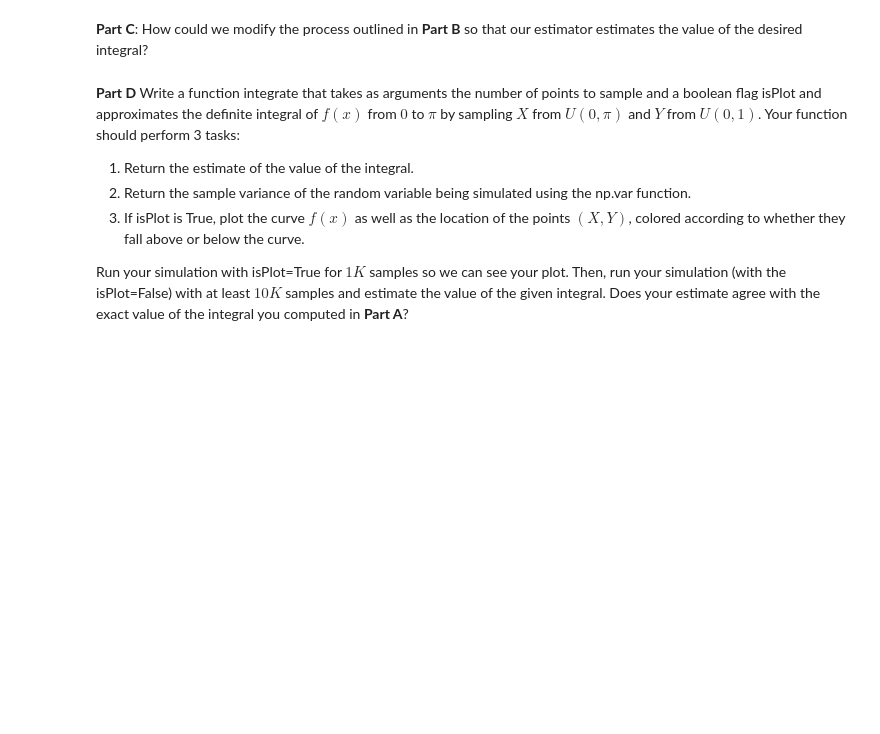
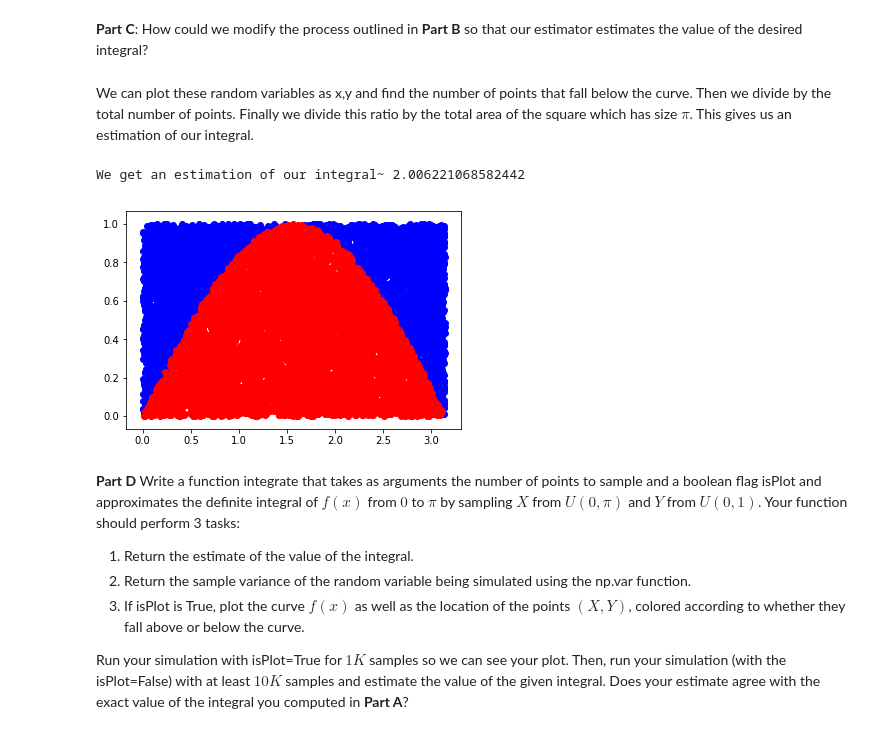
Before and after one commit to kicksent/csci3022-Trierweiler, a Jupyter notebook: homework/homework4/hmwk04_Lastname_Firstname.ipynb, the cells around one changed output. Saved outputs shown, nothing was run; the diff lists cells and outputs as text; code cells hidden in the pictures; blank space fills up the shorter version.

```diff
--- a/homework/homework4/hmwk04_Lastname_Firstname.ipynb
+++ b/homework/homework4/hmwk04_Lastname_Firstname.ipynb
@@ -37,5 +49,23 @@ $F(x) = -cos(pi) - (-cos(0)) = 2$
 # %% [markdown]
 **Part C**: How could we modify the process outlined in **Part B** so that our estimator estimates the value of the desired integral?
+# %% [markdown]
+We can plot these random variables as x,y and find the number of points that fall below the curve. Then we divide by the total number of points. Finally we divide this ratio by the total area of the square which has size $\pi$. This gives us an estimation of our integral.
+# %%
+x = np.array([np.random.uniform(0,np.pi) for i in range(10000)])
+#x = np.random.uniform(0,np.pi)
+y = np.array([np.random.uniform(0,1) for i in range(10000)])
+bluex = np.extract(y > np.sin(x), x)
+bluey = np.extract(y > np.sin(x), y)
+plt.scatter(bluex,bluey, color="blue")
+redx = np.extract(y <= np.sin(x), x)
+redy = np.extract(y <= np.sin(x), y)
+plt.scatter(redx,redy, color = "red")
+
+#area * (red area/total area)
+print("We get an estimation of our integral~ {}".format(np.pi * len(redx)/len(x)))
+# %% [output]
+We get an estimation of our integral~ 2.006221068582442
+[figure, added]
 # %% [markdown]
 **Part D** Write a function integrate that takes as arguments the number of points to sample and a boolean flag isPlot and approximates the definite integral of $f(x)$ from $0$ to $\pi$ by sampling $X$ from $U(0,\pi)$ and $Y$ from $U(0,1)$. Your function should perform 3 tasks:
 
```
Also changed, not shown: parts of 26 cells of this notebook, 2 other files.
